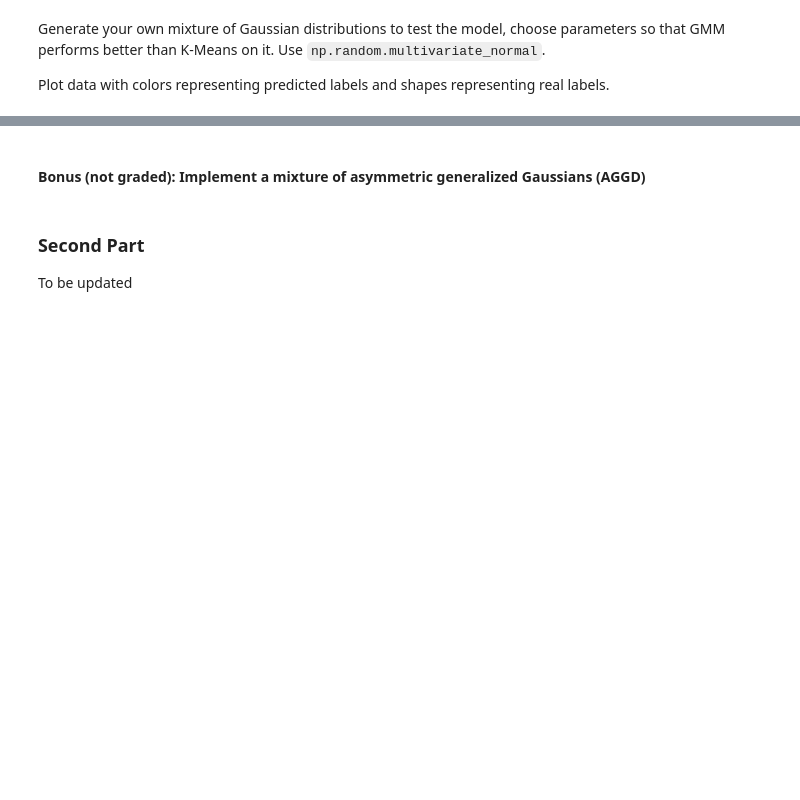
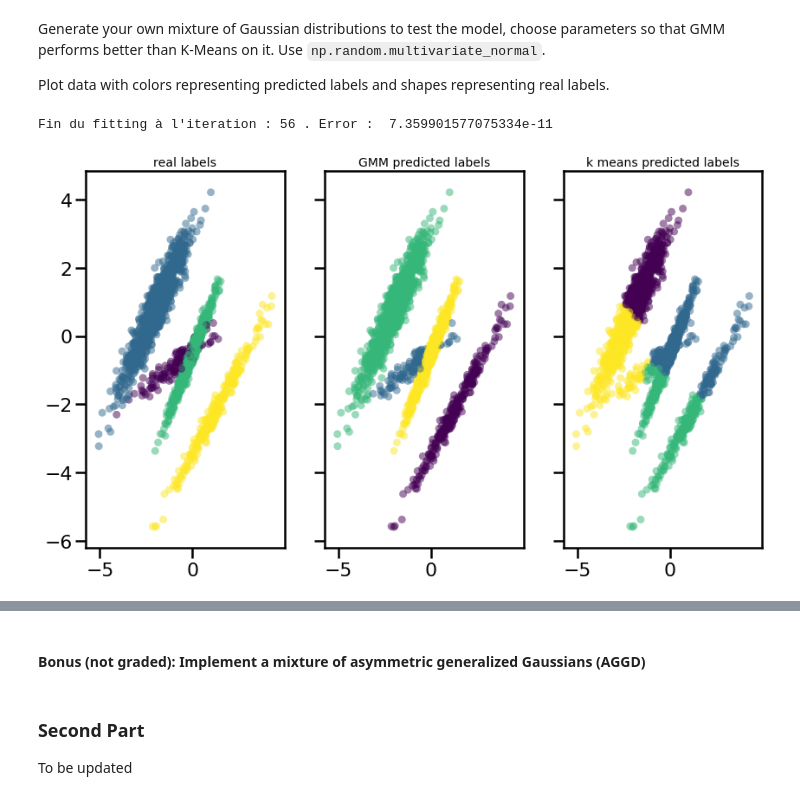
Before and after one commit to bricerauby/LabsMachineLearning, a Jupyter notebook: lab4--MM.ipynb, the cells around one changed output, grey strips where cells are left out. Drawn from its saved outputs; the diff is of its cells as text; code cells hidden in the pictures; blank space fills up the shorter version.

Commit message:
mixture models

```diff
--- a/lab4--MM.ipynb
+++ b/lab4--MM.ipynb
@@ -10,10 +10,11 @@ We begin with the standard imports:
 import numpy as np
 import matplotlib.pyplot as plt
 import seaborn as sns
+from scipy.stats import multivariate_normal
 %matplotlib inline
 sns.set_context('poster')
 sns.set_color_codes()
-plot_kwds = {'alpha' : 0.25, 's' : 80, 'linewidths':0}
+plot_kwds = {'alpha' : 0.5, 's' : 80, 'linewidths':0}
 # %% [markdown]
 ## GMM
 # %% [markdown]
@@ -159,0 +171,39 @@ Plot data with colors representing predicted labels and shapes representing real
+# %%
+## Génération d'une mixture de k gaussiennes
+k = 4
+p = 2
+np.random.seed(1)
+list_of_x = []
+labels = []
+for i in range(k) :
+    n_i = np.random.randint(100, 1000)
+    mu_i = (i+1) * (1 - 2* np.random.rand(p))
+    vec_cov_i = np.random.rand(p, p)
+    cov_i = np.dot(vec_cov_i, vec_cov_i.T)
+    x_i = np.random.multivariate_normal(mu_i, cov_i, n_i)
+    list_of_x.append(x_i)
+    labels.append(i * np.ones(n_i))
+X = np.concatenate(list_of_x)
+labels = np.concatenate(labels)
+shuffle = np.arange(len(X))
+np.random.shuffle(shuffle)
+X = X[shuffle]
+labels = labels[shuffle]
+# %%
+##Fitting et comparaison avec d'autres modèles
+
+model = my_GMM(k)
+model.fit(X, it_max = 1000, tol = 10**-10);
+
+from sklearn.cluster import KMeans
+kmeans = KMeans(n_clusters=4, max_iter=200).fit(X)
+fig, ax = plt.subplots(1,3, figsize =(14, 8), sharex = True, sharey = True)
+ax[0].scatter(X[:, 0].T, X[:, 1].T, c=labels, **plot_kwds)
+ax[0].set_title('real labels', size = 14)
+ax[1].scatter(X[:, 0].T, X[:, 1].T, c=model.labels_, **plot_kwds)
+ax[1].set_title('GMM predicted labels', size = 14);
+ax[2].scatter(X[:, 0].T, X[:, 1].T, c=kmeans.labels_, **plot_kwds)
+ax[2].set_title('k means predicted labels', size = 14);
+# %% [output]
+Fin du fitting à l'iteration : 56 . Error :  7.359901577075334e-11
+[figure, added]
```
Also changed, not shown: parts of 12 cells of this notebook.
